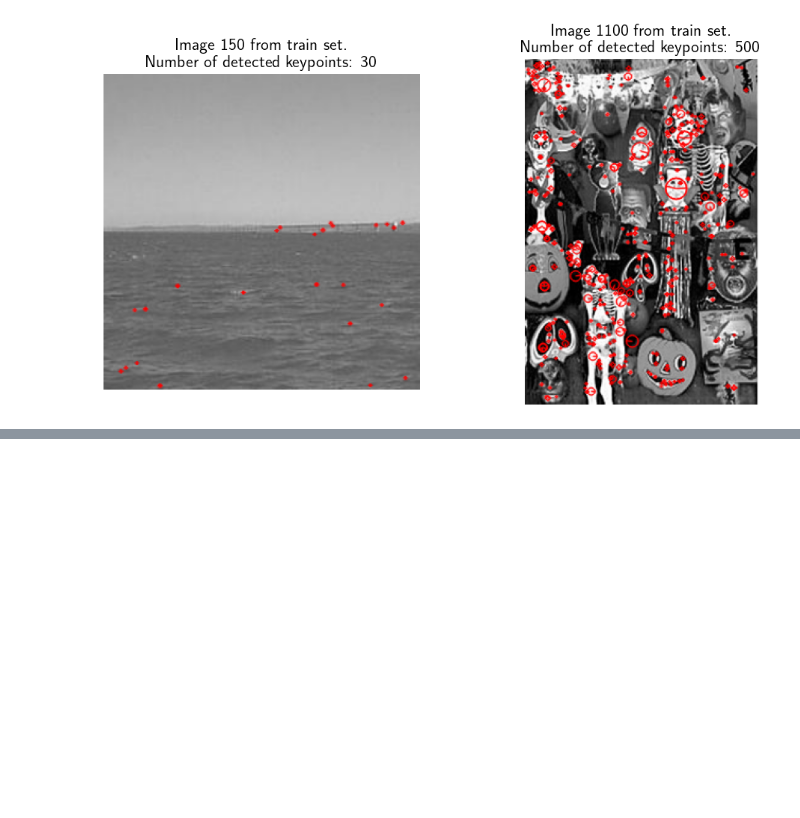
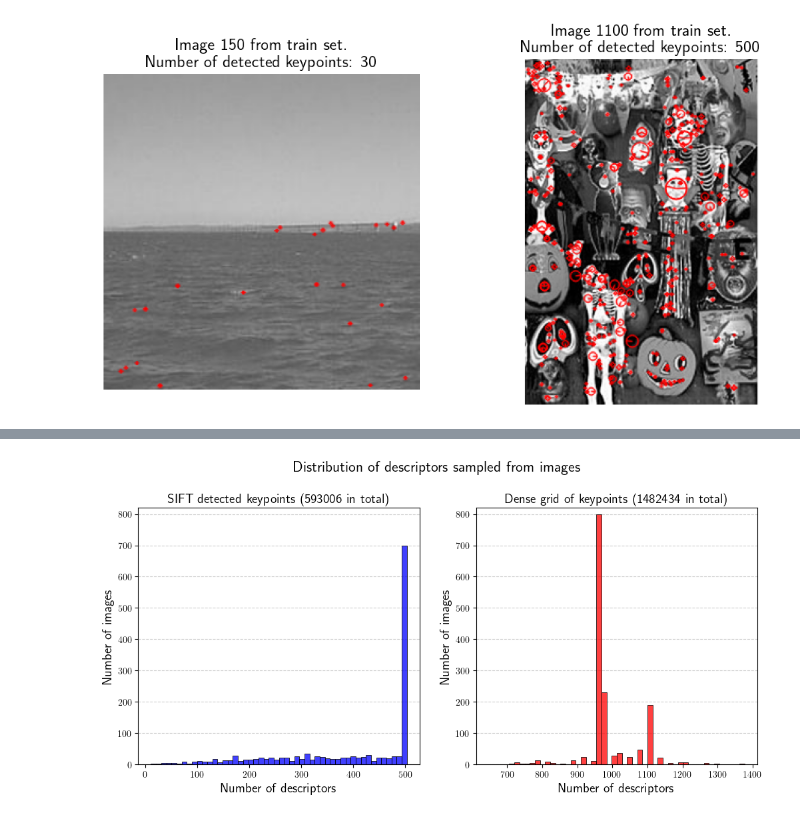
Before and after one commit to marcotallone/bow-classifier, a Jupyter notebook: notebooks/results-plots.ipynb, the cells around one changed output, grey strips where cells are left out. Saved outputs shown, nothing was run; the diff lists cells and outputs as text; code cells hidden in the pictures; blank space fills up the shorter version.

```diff
--- a/notebooks/results-plots.ipynb
+++ b/notebooks/results-plots.ipynb
@@ -1639,0 +750,28 @@ print(s)
+# %%
+# Distributions of points sampled in images
+
+# Count the number of descriptors per image
+n_descriptors1 = [len(train_descriptors["detected"][i]) for i in range(len(train_images))]
+n_descriptors2 = [len(train_descriptors["grid"][i]) for i in range(len(train_images))]
+
+fig, ax = plt.subplots(1, 2, figsize=(12, 5))
+fig.suptitle("Distribution of descriptors sampled from images", fontsize=16, y=1.02)
+
+sns.histplot(n_descriptors1, bins=50, ax=ax[0], color="blue", zorder=2)
+ax[0].set_title(f"SIFT detected keypoints ({sum(n_descriptors1)} in total)", fontsize=14)
+ax[0].set_xlabel("Number of descriptors", fontsize=14)
+ax[0].set_ylabel("Number of images", fontsize=14)
+ax[0].set_ylim(0, 820)
+ax[0].grid(axis='y', linestyle='--', alpha=0.6, zorder=1)
+
+sns.histplot(n_descriptors2, bins=50, ax=ax[1], color="red", zorder=2)
+ax[1].set_title(f"Dense grid of keypoints ({sum(n_descriptors2)} in total)", fontsize=14)
+ax[1].set_xlabel("Number of descriptors", fontsize=14)
+ax[1].set_ylabel("Number of images", fontsize=14)
+ax[1].set_ylim(0, 820)
+ax[1].grid(axis='y', linestyle='--', alpha=0.6, zorder=1)
+
+fig.savefig(os.path.join(IMAGE_DIR, "descriptors_distribution.pdf"), bbox_inches='tight')
+plt.show()
+# %% [output]
+[figure, added]
```
Also changed, not shown: parts of 69 cells of this notebook, 1 other file.
